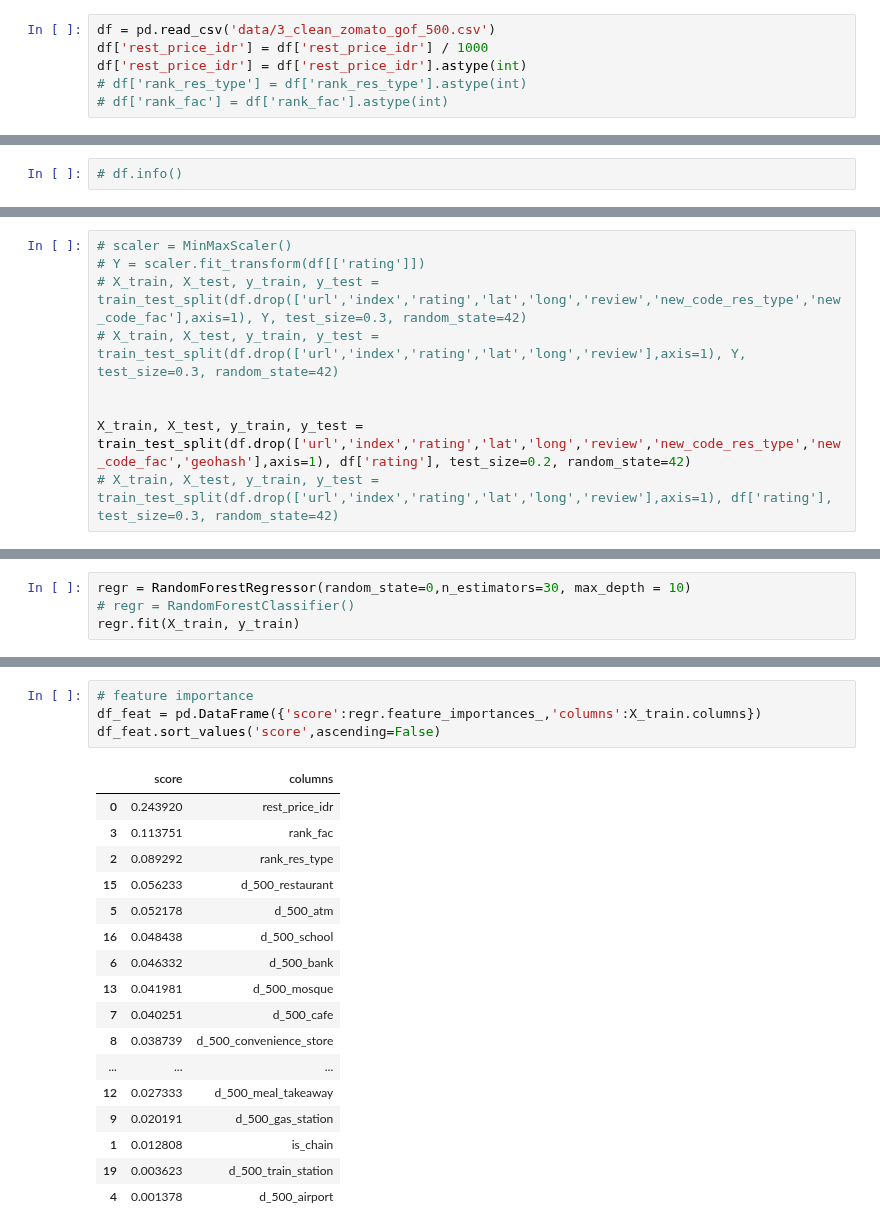
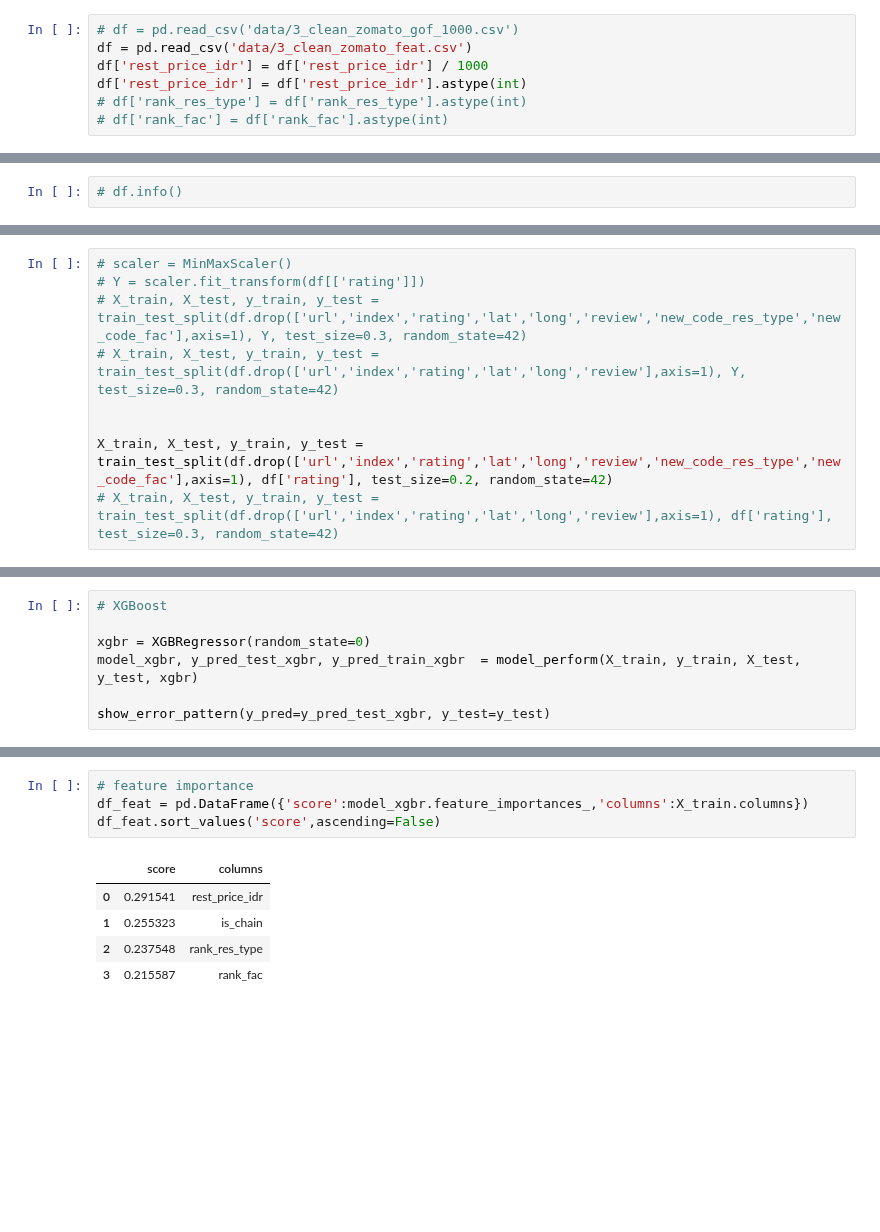
Before and after one commit to adamaulia/AdamThesis, a Jupyter notebook: 4_model.ipynb, the cells around one changed output, grey strips where cells are left out. Saved outputs shown, nothing was run; the diff lists cells and outputs as text; blank space fills up the shorter version.

Commit message:
update model and dataset

```diff
--- a/4_model.ipynb
+++ b/4_model.ipynb
@@ -9,5 +41,6 @@ import seaborn as sns
 # %%
-df = pd.read_csv('data/3_clean_zomato_gof_500.csv')
+# df = pd.read_csv('data/3_clean_zomato_gof_1000.csv')
+df = pd.read_csv('data/3_clean_zomato_feat.csv')
 df['rest_price_idr'] = df['rest_price_idr'] / 1000
 df['rest_price_idr'] = df['rest_price_idr'].astype(int)
 # df['rank_res_type'] = df['rank_res_type'].astype(int)
@@ -58,7 +88,7 @@ dtype: int64
 # X_train, X_test, y_train, y_test = train_test_split(df.drop(['url','index','rating','lat','long','review'],axis=1), Y, test_size=0.3, random_state=42)
 
 
-X_train, X_test, y_train, y_test = train_test_split(df.drop(['url','index','rating','lat','long','review','new_code_res_type','new_code_fac','geohash'],axis=1), df['rating'], test_size=0.2, random_state=42)
+X_train, X_test, y_train, y_test = train_test_split(df.drop(['url','index','rating','lat','long','review','new_code_res_type','new_code_fac'],axis=1), df['rating'], test_size=0.2, random_state=42)
 # X_train, X_test, y_train, y_test = train_test_split(df.drop(['url','index','rating','lat','long','review'],axis=1), df['rating'], test_size=0.3, random_state=42)
 # %%
 X_train.head()
@@ -76,4 +105,0 @@ X_train.shape
-# %%
-regr = RandomForestRegressor(random_state=0,n_estimators=30, max_depth = 10)
-# regr = RandomForestClassifier()
-regr.fit(X_train, y_train)
@@ -135,0 +122,7 @@ sns.lineplot(data=df_result, x="idx", y='score', hue="type")
+# %%
+# XGBoost
+
+xgbr = XGBRegressor(random_state=0)
+model_xgbr, y_pred_test_xgbr, y_pred_train_xgbr  = model_perform(X_train, y_train, X_test, y_test, xgbr)
+
+show_error_pattern(y_pred=y_pred_test_xgbr, y_test=y_test)
@@ -136,22 +149,10 @@ sns.lineplot(data=df_result, x="idx", y='score', hue="type")
 # %%
 # feature importance
-df_feat = pd.DataFrame({'score':regr.feature_importances_,'columns':X_train.columns})
+df_feat = pd.DataFrame({'score':model_xgbr.feature_importances_,'columns':X_train.columns})
 df_feat.sort_values('score',ascending=False)
 # %% [output]
 |  | score | columns |
-| 0 | 0.243920 | rest_price_idr |
-| 3 | 0.113751 | rank_fac |
-| 2 | 0.089292 | rank_res_type |
-| 15 | 0.056233 | d_500_restaurant |
-| 5 | 0.052178 | d_500_atm |
-| 16 | 0.048438 | d_500_school |
-| 6 | 0.046332 | d_500_bank |
-| 13 | 0.041981 | d_500_mosque |
-| 7 | 0.040251 | d_500_cafe |
-| 8 | 0.038739 | d_500_convenience_store |
-| ... | ... | ... |
-| 12 | 0.027333 | d_500_meal_takeaway |
-| 9 | 0.020191 | d_500_gas_station |
-| 1 | 0.012808 | is_chain |
-| 19 | 0.003623 | d_500_train_station |
-| 4 | 0.001378 | d_500_airport |
+| 0 | 0.291541 | rest_price_idr |
+| 1 | 0.255323 | is_chain |
+| 2 | 0.237548 | rank_res_type |
+| 3 | 0.215587 | rank_fac |
```
Also changed, not shown: parts of 18 cells of this notebook, 4 other files.
